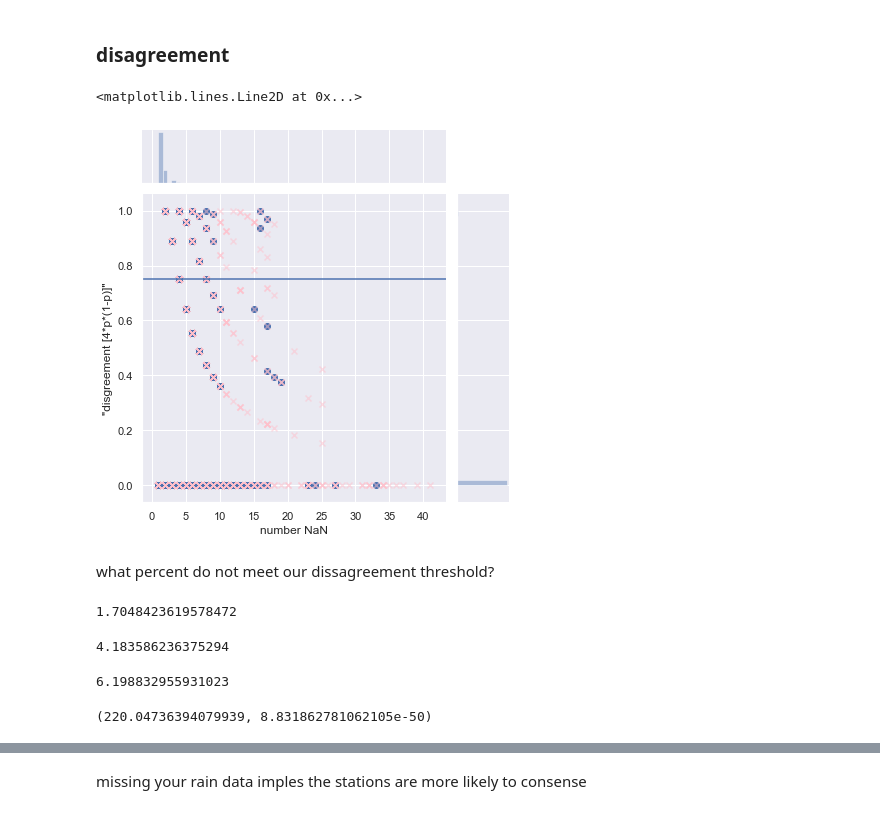
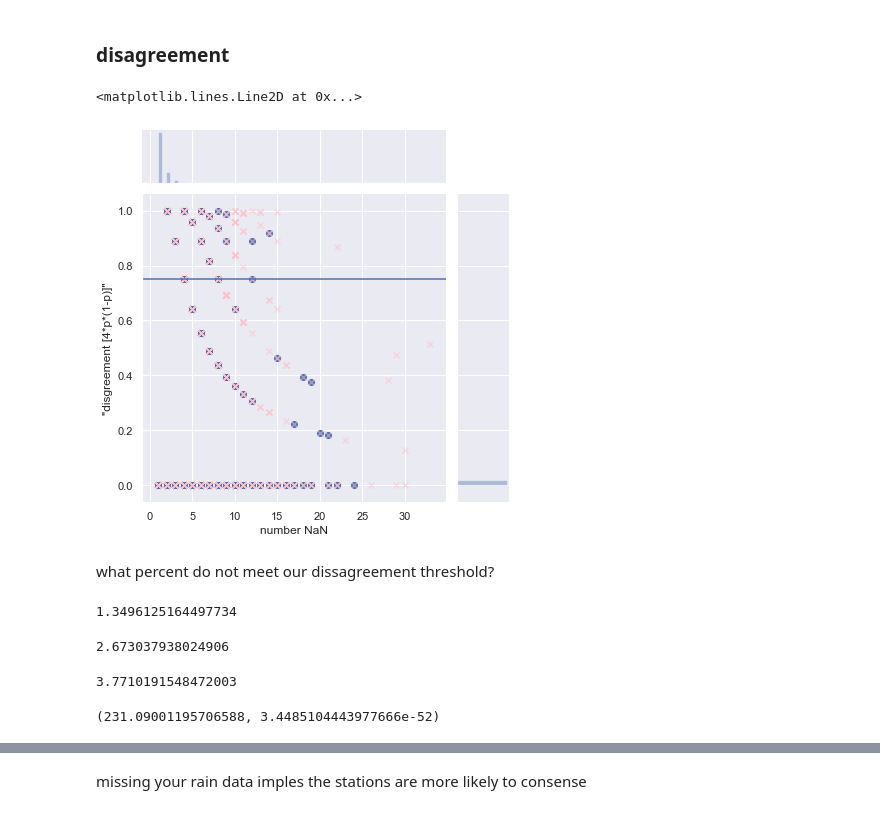
Before and after one commit to DataKind-DC/audubon-cbc, a Jupyter notebook: notebooks/2.1-he-rain-analysis.ipynb, the cells around one changed output, grey strips where cells are left out. Drawn from its saved outputs; the diff is of its cells as text; code cells hidden in the pictures.

```diff
--- a/notebooks/2.1-he-rain-analysis.ipynb
+++ b/notebooks/2.1-he-rain-analysis.ipynb
@@ -183,6 +200,12 @@ station_rain['consensus'] = np.where((station_rain.p >= (1-AGREEMENT_THRESHOLD))
+# %%
+circle_data = circle_data.join(circle_obs)
+# %%
+# if the stations couldnt agree (p ∈ [1-AGREEMENT_THRESHOLD, AGREEMENT_THRESHOLD]) or p is NaN, set the consenus to NaN as well
+circle_data['consensus'] = np.where(((circle_data.p >= (1-AGREEMENT_THRESHOLD)) & (circle_data.p <= AGREEMENT_THRESHOLD)) | circle_data.p.isna(),
+                                     pd.NA, circle_data.p >= AGREEMENT_THRESHOLD)
 # %%
-for c in ['consensus', 'c_rain', 'rain_closest', 'rain_closest_notna']:
-    station_rain[c] = station_rain[c].astype('boolean')
+for c in ['consensus', 'rain_closest', 'rain_closest_notna', 'rain_lowest', 'rain_lowest_notna']:
+    circle_data[c] = circle_data[c].astype('boolean')
 # %% [markdown]
 ## total stats
 # %% [markdown]
@@ -307,7 +334,7 @@ station_rain.consensus.isna().sum() / len(station_rain) * 100
 # %% [markdown]
 ## the MISSING
 # %%
-station_rain_na_circle_idx = station_rain.c_rain.isna()
+circle_data_na_circle_idx = circle_data.c_rain.isna()
 # %% [markdown]
 ### percent of circles with missing rain observation
 # %%
@@ -384,37 +411,37 @@ it looks like the circle being missing implies that there is only one non-na sta
 # %%
 # "disagreement" (4*p*(1-p)) by number of not NA
 # horizontal line is AGREEMENT_THRESHOLD, defined above
-p = sns.jointplot(station_rain.loc[station_rain_na_circle_idx, 'num_notna'],
-                  4 * station_rain.loc[station_rain_na_circle_idx, 'p'] * (1 - station_rain.loc[station_rain_na_circle_idx, 'p']))
-p.ax_joint.scatter(station_rain.num_notna, 4 * station_rain.p * (1 - station_rain.p), color='pink', marker='x', alpha=0.5)
+p = sns.jointplot(circle_data.loc[circle_data_na_circle_idx, 'num_notna'],
+                  4 * circle_data.loc[circle_data_na_circle_idx, 'p'] * (1 - circle_data.loc[circle_data_na_circle_idx, 'p']))
+p.ax_joint.scatter(circle_data.num_notna, 4 * circle_data.p * (1 - circle_data.p), color='pink', marker='x', alpha=0.5)
 p.set_axis_labels("number NaN", '"disgreement [4*p*(1-p)]"')
 p.ax_joint.axhline(y = 4 * AGREEMENT_THRESHOLD * (1-AGREEMENT_THRESHOLD))
 # %% [output]
 <matplotlib.lines.Line2D at 0x...>
-[figure, old version]
+[figure, new version]
 # %% [markdown]
 what percent do not meet our dissagreement threshold?
 # %%
 # joint
-station_rain.loc[station_rain_na_circle_idx, 'consensus'].isna().sum() / len(station_rain) * 100
+circle_data.loc[circle_data_na_circle_idx, 'consensus'].isna().sum() / len(circle_data) * 100
 # %% [output]
-1.7048423619578472
+1.3496125164497734
 # %%
 # conditional
-station_rain.loc[station_rain_na_circle_idx, 'consensus'].isna().sum() / station_rain_na_circle_idx.sum() * 100
+circle_data.loc[circle_data_na_circle_idx, 'consensus'].isna().sum() / circle_data_na_circle_idx.sum() * 100
 # %% [output]
-4.183586236375294
+2.673037938024906
 # %%
 # population
-station_rain.consensus.isna().sum() / len(station_rain) * 100
+circle_data.consensus.isna().sum() / len(circle_data) * 100
 # %% [output]
-6.198832955931023
+3.7710191548472003
 # %%
-actl = pd.crosstab(station_rain_na_circle_idx, station_rain.consensus.isna())
+actl = pd.crosstab(circle_data_na_circle_idx, circle_data.consensus.isna())
 g, p, dof, expctd = stats.chi2_contingency(actl)
 g, p
 # %% [output]
-(220.04736394079939, 8.831862781062105e-50)
+(231.09001195706588, 3.4485104443977666e-52)
 # %%
 actl - expctd
 # %% [output]
```
Also changed, not shown: parts of 67 cells of this notebook.
